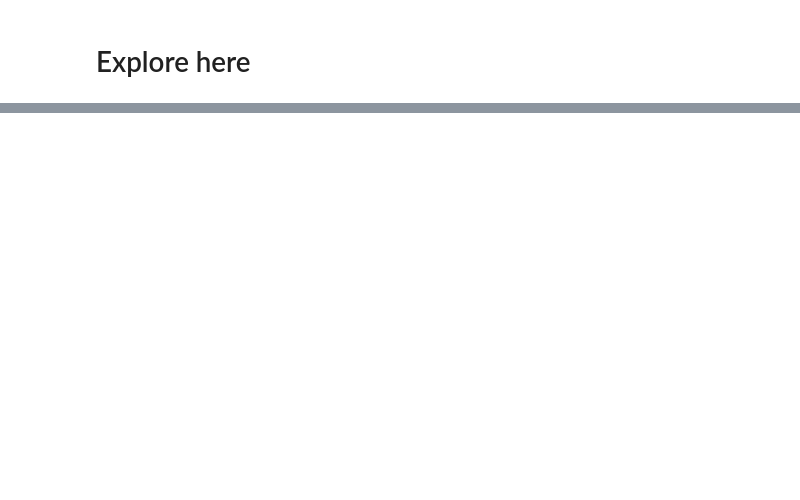
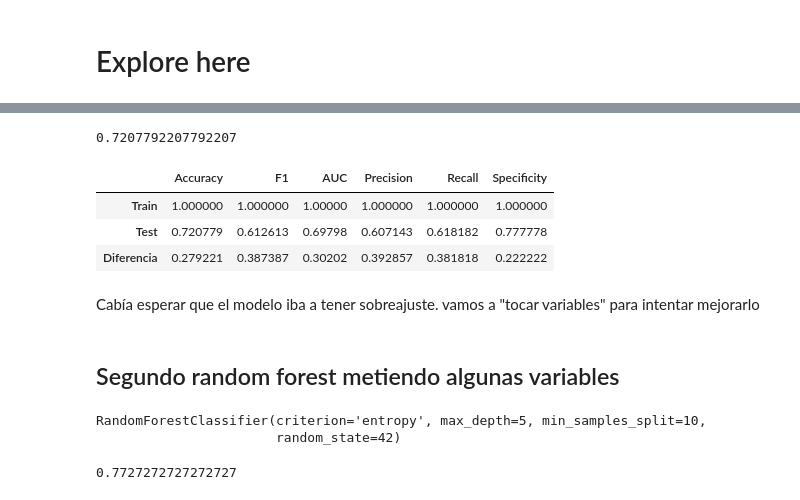
Before and after one commit to 4GeeksAcademy/machine-learning-randomforest-chematudela, a Jupyter notebook: src/explore.ipynb, the cells around one changed output, grey strips where cells are left out. Drawn from its saved outputs; the diff is of its cells as text; code cells hidden in the pictures; blank space fills up the shorter version.

```diff
--- a/src/explore.ipynb
+++ b/src/explore.ipynb
@@ -32,0 +117,73 @@ El archivo NO existe.
+# %%
+y_pred_test = model.predict(X_test)
+y_pred_train = model.predict(X_train)
+
+accuracy_score(y_test, y_pred_test)
+# %% [output]
+0.7207792207792207
+# %%
+
+
+y_pred = model.predict(X_test)
+
+accuracy_score(y_test, y_pred)
+
+
+
+
+
+def get_metrics(y_train, y_test, y_pred_train, y_pred_test):
+    # Calcular métricas para el conjunto de entrenamiento
+    train_accuracy = accuracy_score(y_train, y_pred_train)
+    train_f1 = f1_score(y_train, y_pred_train)
+    train_auc = roc_auc_score(y_train, y_pred_train)
+    train_precision = precision_score(y_train, y_pred_train)
+    train_recall = recall_score(y_train, y_pred_train)
+    train_specificity = specificity_score(y_train, y_pred_train)
+
+    # Calcular métricas para el conjunto de prueba
+    test_accuracy = accuracy_score(y_test, y_pred_test)
+    test_f1 = f1_score(y_test, y_pred_test)
+    test_auc = roc_auc_score(y_test, y_pred_test)
+    test_precision = precision_score(y_test, y_pred_test)
+    test_recall = recall_score(y_test, y_pred_test)
+    test_specificity = specificity_score(y_test, y_pred_test)
+
+    # Calcular la diferencia entre métricas de entrenamiento y prueba
+    diff_accuracy = train_accuracy - test_accuracy
+    diff_f1 = train_f1 - test_f1
+    diff_auc = train_auc - test_auc
+    diff_precision = train_precision - test_precision
+    diff_recall = train_recall - test_recall
+    diff_specificity = train_specificity - test_specificity
+
+    # Crear un DataFrame con los resultados
+    metrics_df = pd.DataFrame([[train_accuracy, train_f1, train_auc, train_precision, train_recall, train_specificity],[test_accuracy, test_f1, test_auc, test_precision, test_recall, test_specificity],[diff_accuracy, diff_f1, diff_auc, diff_precision, diff_recall, diff_specificity]],
+                              columns = ['Accuracy', 'F1', 'AUC', 'Precision', 'Recall', 'Specificity'],
+                              index = ['Train','Test', 'Diferencia'])
+
+    return metrics_df
+
+get_metrics(y_train, y_test, y_pred_train, y_pred_test)
+# %% [output]
+|  | Accuracy | F1 | AUC | Precision | Recall | Specificity |
+| Train | 1.000000 | 1.000000 | 1.00000 | 1.000000 | 1.000000 | 1.000000 |
+| Test | 0.720779 | 0.612613 | 0.69798 | 0.607143 | 0.618182 | 0.777778 |
+| Diferencia | 0.279221 | 0.387387 | 0.30202 | 0.392857 | 0.381818 | 0.222222 |
+# %% [markdown]
+Cabía esperar que el modelo iba a tener sobreajuste. vamos a "tocar variables" para intentar mejorarlo
+# %% [markdown]
+## Segundo random forest metiendo algunas variables
+# %%
+model2 = RandomForestClassifier(criterion = 'entropy',max_depth=5, min_samples_split=10, random_state = 42)
+model2.fit(X_train, y_train)
+# %% [output]
+RandomForestClassifier(criterion='entropy', max_depth=5, min_samples_split=10,
+                       random_state=42)
+# %%
+y_pred_test = model2.predict(X_test)
+y_pred_train = model2.predict(X_train)
+
+accuracy_score(y_test, y_pred_test)
+# %% [output]
+0.7727272727272727
```
Also changed, not shown: parts of 30 cells of this notebook, 20 other files.
